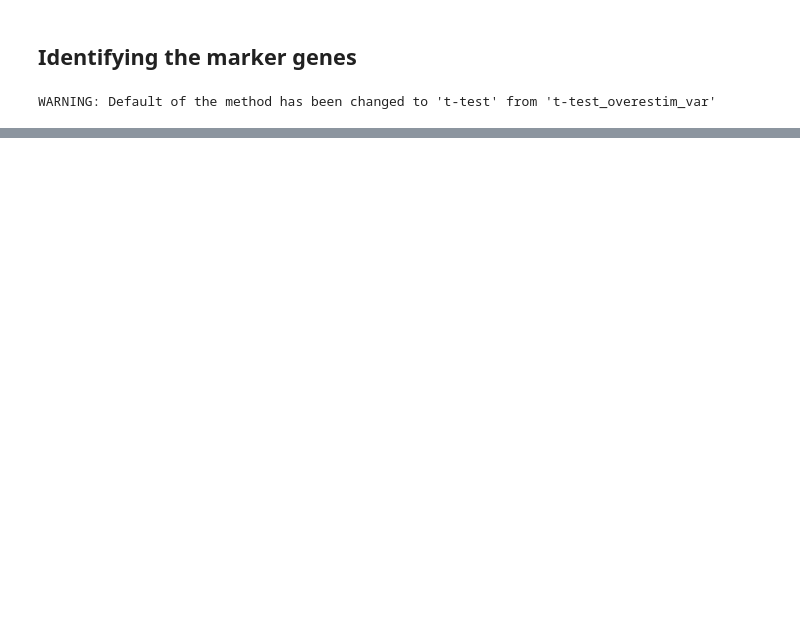
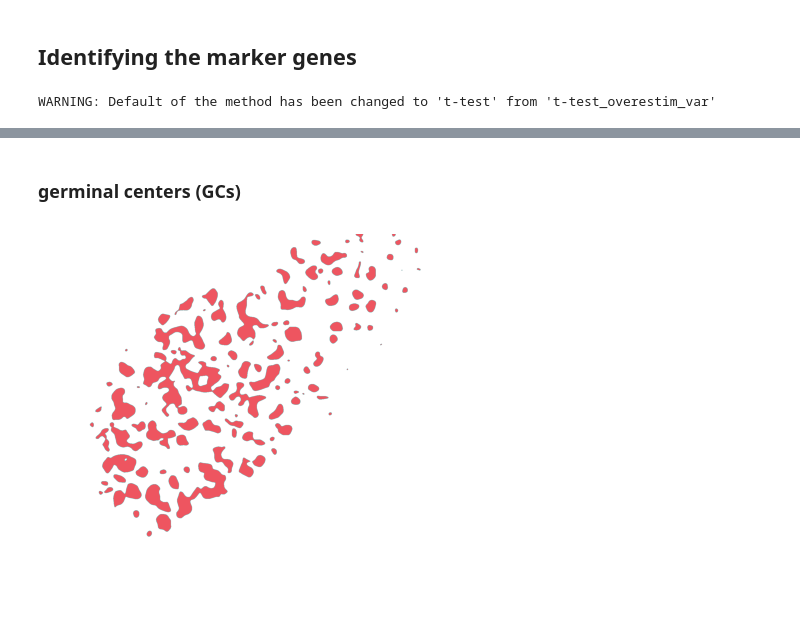
Before and after one commit to XJTU-MingxuanLi/SpaKnit-tutorial, a Jupyter notebook: docs/source/Tutorial_4_Mouse_Spleen.ipynb, the cells around one changed output, grey strips where cells are left out. Saved outputs shown, nothing was run; the diff lists cells and outputs as text; code cells hidden in the pictures; blank space fills up the shorter version.

```diff
--- a/docs/source/Tutorial_4_Mouse_Spleen.ipynb
+++ b/docs/source/Tutorial_4_Mouse_Spleen.ipynb
@@ -118,0 +207,60 @@ WARNING: Default of the method has been changed to 't-test' from 't-test_overest
+# %% [markdown]
+### germinal centers (GCs)
+# %%
+from PIL import Image
+import cv2
+import numpy as np
+import matplotlib.pyplot as plt
+
+# Open the image file
+image_path = r"D:/study/learning/spatial_transcriptome/papers/spatial_multi_omics-main/data/Mouse_Spleen_1/tissue_hires_image.png"
+image = cv2.imread(image_path)
+image = cv2.cvtColor(image, cv2.COLOR_BGR2RGB)
+
+# Get the height and width of the image
+height, width, _ = image.shape
+
+# Calculate the start and end coordinates for the cropping area
+start_x = int(width * 0.15)  # Start at 15% of the width
+start_y = int(height * 0.08)  # Start at 8% of the height
+end_x = int(width * 0.9)  # End at 90% of the width
+end_y = int(height * 0.85)  # End at 85% of the height
+
+# Crop the middle 80% of the image
+image = image[start_y:end_y, start_x:end_x]
+
+image = cv2.GaussianBlur(image, (51, 51), 0)
+
+# Convert the image to grayscale
+gray_image = cv2.cvtColor(image, cv2.COLOR_RGB2GRAY)
+
+# Perform binary thresholding; the threshold value can be adjusted according to the actual situation
+_, binary_image = cv2.threshold(gray_image, 185, 255, cv2.THRESH_BINARY)
+
+# Create a black image of the same size as the original image for drawing the binary red and blue regions, and add an alpha channel
+result_image = np.zeros((image.shape[0], image.shape[1], 4), dtype=np.uint8)
+
+# Set the transparency of red and blue, ranging from 0 to 255, with higher values being less transparent
+red_alpha = 255  # Transparency of red
+blue_alpha = 0  # Transparency of blue
+## BGR
+result_image[binary_image == 255] = [238, 85, 96, red_alpha]  # Red
+result_image[binary_image == 0] = [0, 120, 120, blue_alpha]  # Blue
+
+# Find the connected regions of the red area
+red_mask = result_image[:, :, 0] > 0  # Mask for the red area
+num_labels, labels, stats, centroids = cv2.connectedComponentsWithStats(red_mask.astype(np.uint8), connectivity=8)
+
+# Find the largest connected region (excluding the background)
+max_label = 1 + np.argmax(stats[1:, cv2.CC_STAT_AREA])  # The background label is 0, so start from 1 to find the maximum value
+
+# Set the largest connected region to transparent
+result_image[labels == max_label] = [0, 0, 0, 0]
+## When exporting, replace red [238, 85, 96] with [96, 85, 238]
+# cv2.imwrite('Smooth2.png', result_image)
+# Display the result image
+plt.imshow(result_image)
+plt.axis('off')  # Do not display the axis
+plt.show()
+# %% [output]
+[figure, added]
```
Also changed, not shown: parts of 19 cells of this notebook.
